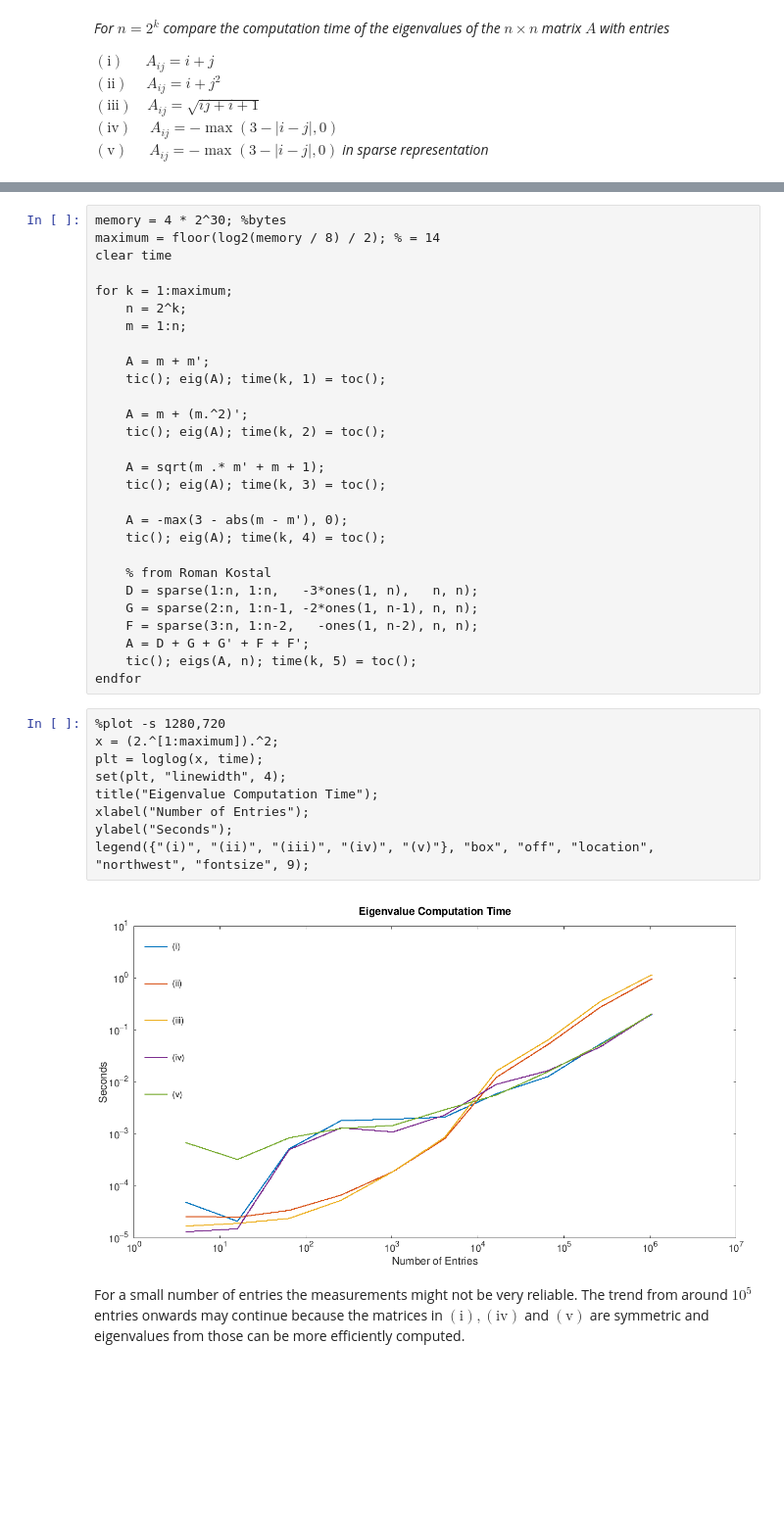
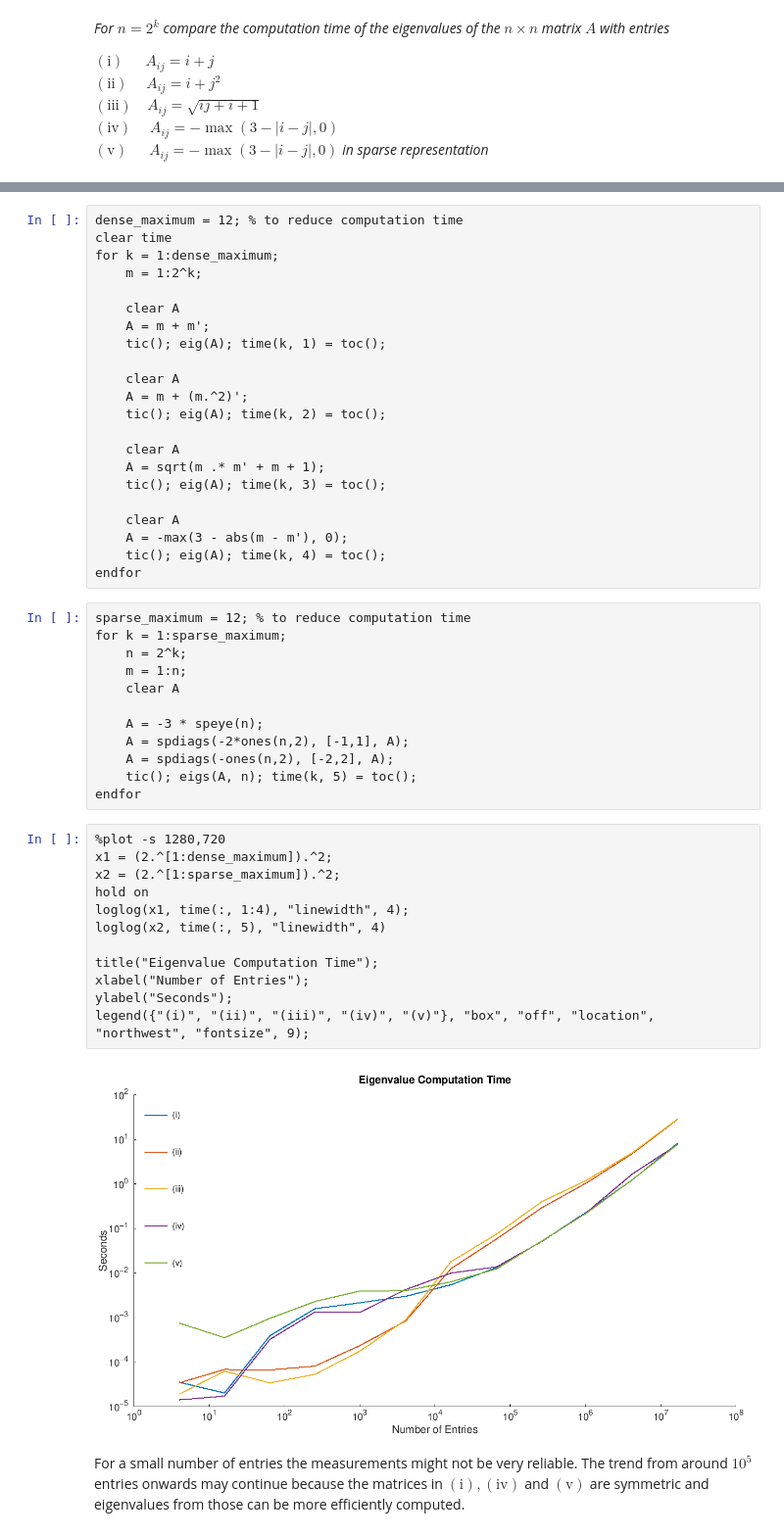
Before and after one commit to maxstollmayer/Advanced-Numerical-Analysis-Course, a Jupyter notebook: exercise2.ipynb, the cells around one changed output, grey strips where cells are left out. Shown: that part at 98% size. Drawn from its saved outputs; the diff is of its cells as text; blank space fills up the shorter version.

```diff
--- a/exercise2.ipynb
+++ b/exercise2.ipynb
@@ -13,41 +20,50 @@ $(\textrm{v})\ \: \! \quad A_{ij} = -\max(3-|i-j|,0)$ _in sparse representation_
 # %%
-memory = 4 * 2^30; %bytes
-maximum = floor(log2(memory / 8) / 2); % = 14
+dense_maximum = 12; % to reduce computation time
 clear time
+for k = 1:dense_maximum;
+    m = 1:2^k;
 
-for k = 1:maximum;
-    n = 2^k;
-    m = 1:n;
-
+    clear A
     A = m + m';
     tic(); eig(A); time(k, 1) = toc();
 
+    clear A
     A = m + (m.^2)';
     tic(); eig(A); time(k, 2) = toc();
 
+    clear A
     A = sqrt(m .* m' + m + 1);
     tic(); eig(A); time(k, 3) = toc();
 
+    clear A
     A = -max(3 - abs(m - m'), 0);
     tic(); eig(A); time(k, 4) = toc();
-
-    % from Roman Kostal
-    D = sparse(1:n, 1:n,   -3*ones(1, n),   n, n);
-    G = sparse(2:n, 1:n-1, -2*ones(1, n-1), n, n);
-    F = sparse(3:n, 1:n-2,   -ones(1, n-2), n, n);
-    A = D + G + G' + F + F';
-    tic(); eigs(A, n); time(k, 5) = toc();
 endfor
+# %%
+sparse_maximum = 12; % to reduce computation time
+for k = 1:sparse_maximum;
+    n = 2^k;
+    m = 1:n;
+    clear A
+
+    A = -3 * speye(n);
+    A = spdiags(-2*ones(n,2), [-1,1], A);
+    A = spdiags(-ones(n,2), [-2,2], A);
+    tic(); eigs(A, n); time(k, 5) = toc();
+endfor
 # %%
 %plot -s 1280,720
-x = (2.^[1:maximum]).^2;
-plt = loglog(x, time);
-set(plt, "linewidth", 4);
+x1 = (2.^[1:dense_maximum]).^2;
+x2 = (2.^[1:sparse_maximum]).^2;
+hold on
+loglog(x1, time(:, 1:4), "linewidth", 4);
+loglog(x2, time(:, 5), "linewidth", 4)
+
 title("Eigenvalue Computation Time");
 xlabel("Number of Entries");
 ylabel("Seconds");
 legend({"(i)", "(ii)", "(iii)", "(iv)", "(v)"}, "box", "off", "location", "northwest", "fontsize", 9);
 # %% [output]
-[figure, old version]
+[figure, new version]
 # %% [markdown]
 For a small number of entries the measurements might not be very reliable. The trend from around $10^5$ entries onwards may continue because the matrices in $(\textrm{i}), (\textrm{iv})$ and $(\textrm{v})$ are symmetric and eigenvalues from those can be more efficiently computed.
```
Also changed, not shown: parts of 1 cell of this notebook, 7 other files.
